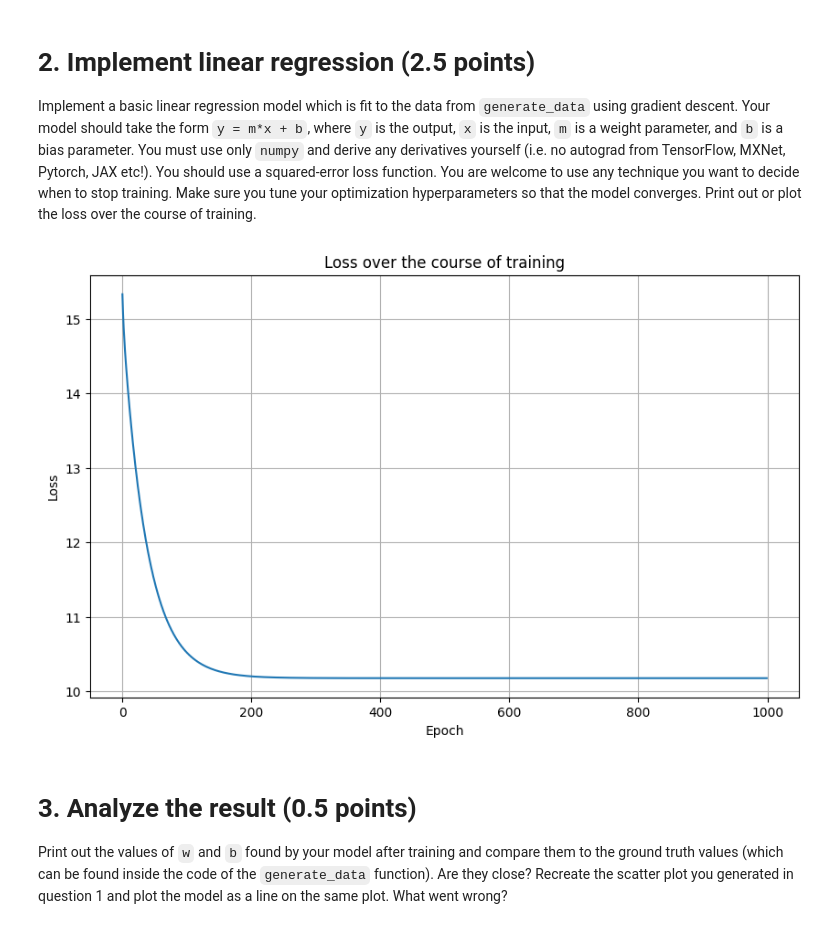
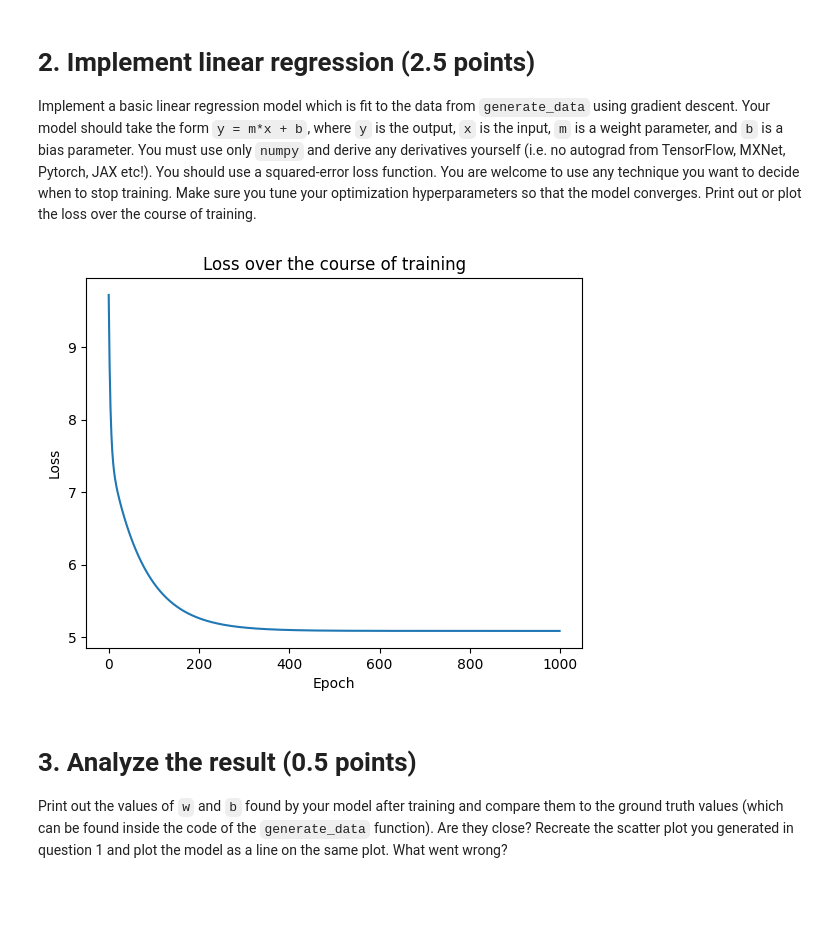
Before and after one commit to Chryron/CSC2516_NN-DL, a Jupyter notebook: Assignments/CSC2516_Homework_1.ipynb, the cells around one changed output. Drawn from its saved outputs; the diff is of its cells as text; code cells hidden in the pictures; blank space fills up the shorter version.

```diff
--- a/Assignments/CSC2516_Homework_1.ipynb
+++ b/Assignments/CSC2516_Homework_1.ipynb
@@ -38,33 +38,31 @@ Print out or plot the loss over the course of training.
 # %%
 m = np.random.randn()
 b = np.random.randn()
 learning_rate = 0.1
 num_epochs = 1000
 losses = []
 
 def squared_error_loss(y_pred, y_true):
-    return ((y_pred - y_true) ** 2).mean()
+    return (0.5 * (y_pred - y_true) ** 2).mean()
 
 for epoch in range(num_epochs):
     y_pred = m * x + b
 
     loss = squared_error_loss(y_pred, y)
     losses.append(loss)
-    gradient_m = -2 * ((y - y_pred) * x).mean()
-    gradient_b = -2 * (y - y_pred).mean()
+    gradient_m = ((y_pred - y) * x).mean()
+    gradient_b = (y_pred - y).mean()
     m -= learning_rate * gradient_m
     b -= learning_rate * gradient_b
 
-# Plotting the loss over the course of training
-plt.figure(figsize=(10,6))
-plt.plot(losses)
+
+plt.plot(range(num_epochs), losses)
 plt.title("Loss over the course of training")
 plt.xlabel("Epoch")
 plt.ylabel("Loss")
-plt.grid(True)
 plt.show()
 # %% [output]
-[figure, old version]
+[figure, new version]
 # %% [markdown]
 # 3. Analyze the result (0.5 points)
 
```
Also changed, not shown: parts of 7 cells of this notebook.
